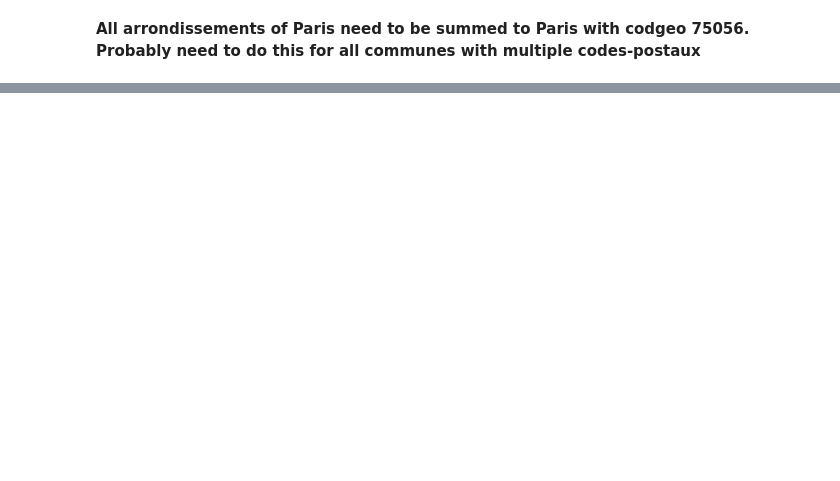
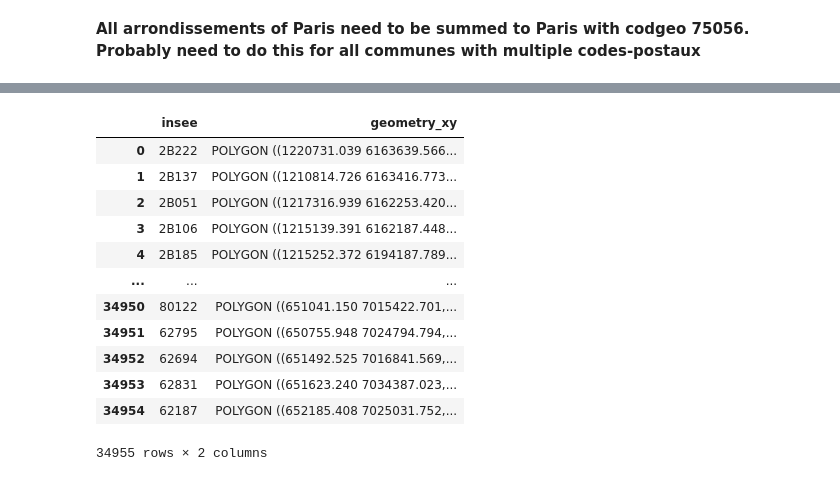
Before and after one commit to dataforgoodfr/batch11_e_cartomobile, a Jupyter notebook: notebooks/score_4_electric_car_per_commune.ipynb, the cells around one changed output, grey strips where cells are left out. Saved outputs shown, nothing was run; the diff lists cells and outputs as text; code cells hidden in the pictures; blank space fills up the shorter version.

```diff
--- a/notebooks/score_4_electric_car_per_commune.ipynb
+++ b/notebooks/score_4_electric_car_per_commune.ipynb
@@ -334,0 +509,17 @@ immatriculations_with_communes
+# %%
+communes_xy = communes.to_crs(2154).drop(['nom','wikipedia','surf_ha','nom_upper'], axis=1).rename(columns={'geometry':'geometry_xy'})
+communes_xy
+# %% [output]
+|  | insee | geometry_xy |
+| 0 | 2B222 | POLYGON ((1220731.039 6163639.566... |
+| 1 | 2B137 | POLYGON ((1210814.726 6163416.773... |
+| 2 | 2B051 | POLYGON ((1217316.939 6162253.420... |
+| 3 | 2B106 | POLYGON ((1215139.391 6162187.448... |
+| 4 | 2B185 | POLYGON ((1215252.372 6194187.789... |
+| ... | ... | ... |
+| 34950 | 80122 | POLYGON ((651041.150 7015422.701,... |
+| 34951 | 62795 | POLYGON ((650755.948 7024794.794,... |
+| 34952 | 62694 | POLYGON ((651492.525 7016841.569,... |
+| 34953 | 62831 | POLYGON ((651623.240 7034387.023,... |
+| 34954 | 62187 | POLYGON ((652185.408 7025031.752,... |
+34955 rows × 2 columns
```
Also changed, not shown: parts of 32 cells of this notebook.
